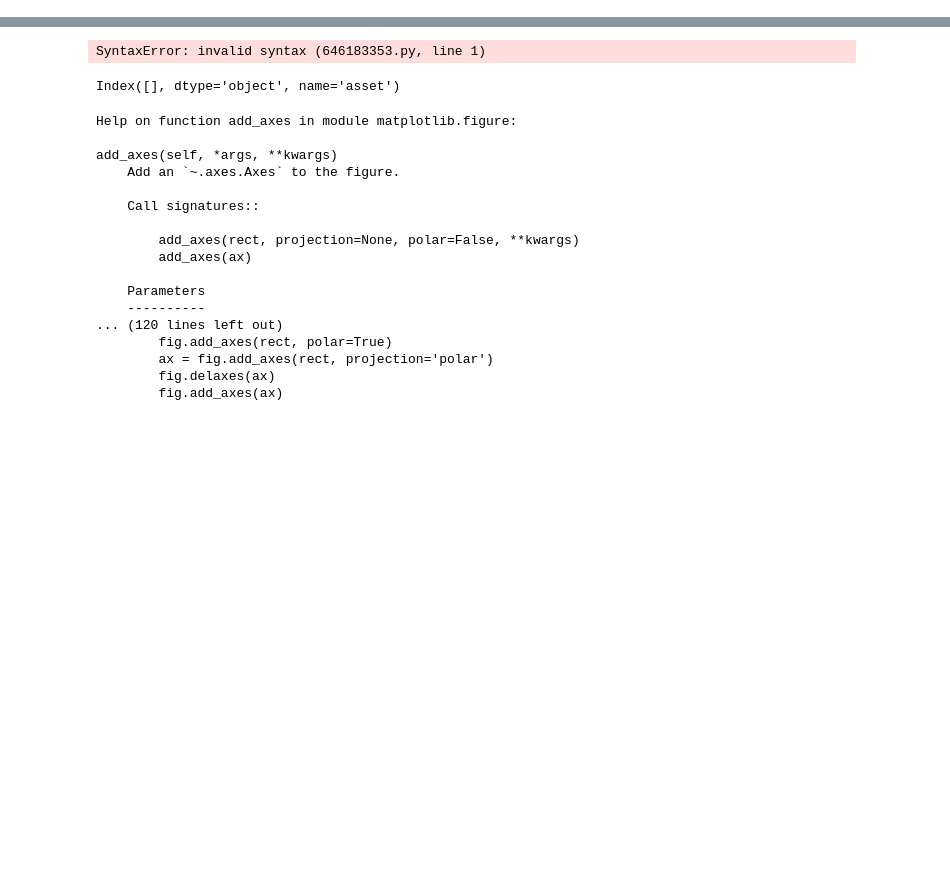
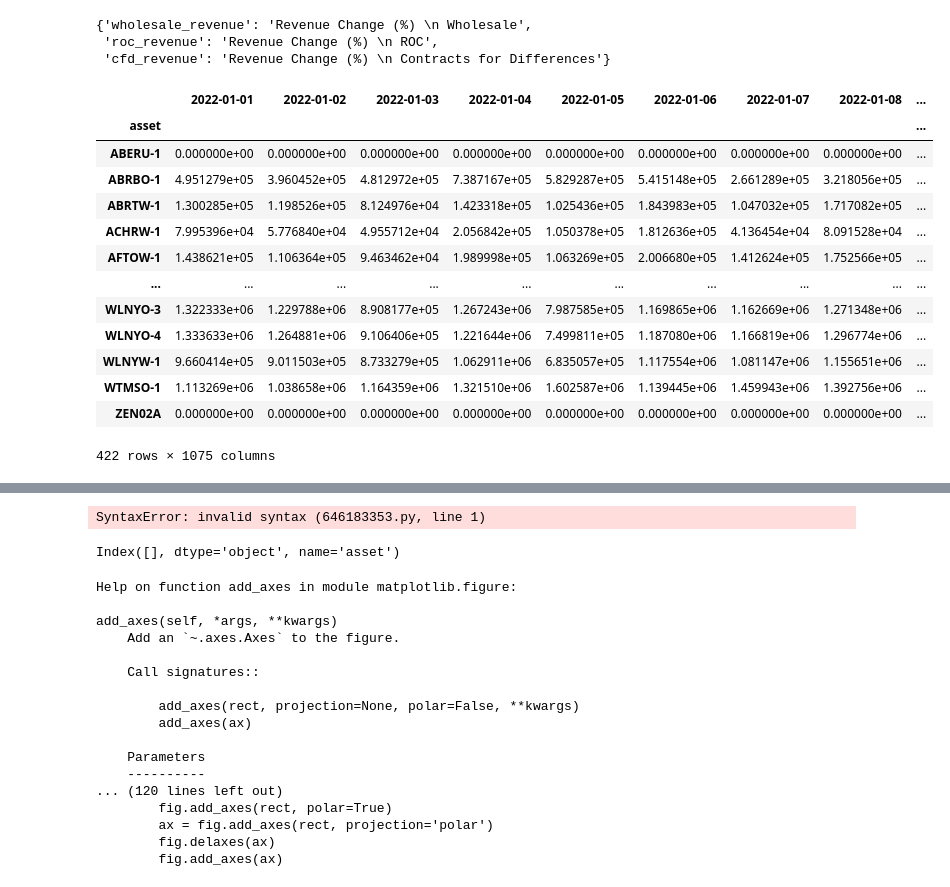
Before and after one commit to LukasFrankenQ/GBPower, a Jupyter notebook: notebooks/unit_revenues.ipynb, the cells around one changed output, grey strips where cells are left out. Saved outputs shown, nothing was run; the diff lists cells and outputs as text; code cells hidden in the pictures; blank space fills up the shorter version.

```diff
--- a/notebooks/unit_revenues.ipynb
+++ b/notebooks/unit_revenues.ipynb
@@ -93,6 +93,29 @@ def plot_carrier_share(series, base_ax, coords):
 
     # new_ax.set_xlabel('(%)')
     # new_ax.set_title('Carrier Share Distribution')
+# %%
+nice_revenue_names
+# %% [output]
+{'wholesale_revenue': 'Revenue Change (%) \n Wholesale',
+ 'roc_revenue': 'Revenue Change (%) \n ROC',
+ 'cfd_revenue': 'Revenue Change (%) \n Contracts for Differences'}
+# %%
+n.groupby(level=0).sum()
+# %% [output]
+|  | 2022-01-01 | 2022-01-02 | 2022-01-03 | 2022-01-04 | 2022-01-05 | 2022-01-06 | 2022-01-07 | 2022-01-08 | ... |
+| asset |  |  |  |  |  |  |  |  | ... |
+| ABERU-1 | 0.000000e+00 | 0.000000e+00 | 0.000000e+00 | 0.000000e+00 | 0.000000e+00 | 0.000000e+00 | 0.000000e+00 | 0.000000e+00 | ... |
+| ABRBO-1 | 4.951279e+05 | 3.960452e+05 | 4.812972e+05 | 7.387167e+05 | 5.829287e+05 | 5.415148e+05 | 2.661289e+05 | 3.218056e+05 | ... |
+| ABRTW-1 | 1.300285e+05 | 1.198526e+05 | 8.124976e+04 | 1.423318e+05 | 1.025436e+05 | 1.843983e+05 | 1.047032e+05 | 1.717082e+05 | ... |
+| ACHRW-1 | 7.995396e+04 | 5.776840e+04 | 4.955712e+04 | 2.056842e+05 | 1.050378e+05 | 1.812636e+05 | 4.136454e+04 | 8.091528e+04 | ... |
+| AFTOW-1 | 1.438621e+05 | 1.106364e+05 | 9.463462e+04 | 1.989998e+05 | 1.063269e+05 | 2.006680e+05 | 1.412624e+05 | 1.752566e+05 | ... |
+| ... | ... | ... | ... | ... | ... | ... | ... | ... | ... |
+| WLNYO-3 | 1.322333e+06 | 1.229788e+06 | 8.908177e+05 | 1.267243e+06 | 7.987585e+05 | 1.169865e+06 | 1.162669e+06 | 1.271348e+06 | ... |
+| WLNYO-4 | 1.333633e+06 | 1.264881e+06 | 9.106406e+05 | 1.221644e+06 | 7.499811e+05 | 1.187080e+06 | 1.166819e+06 | 1.296774e+06 | ... |
+| WLNYW-1 | 9.660414e+05 | 9.011503e+05 | 8.733279e+05 | 1.062911e+06 | 6.835057e+05 | 1.117554e+06 | 1.081147e+06 | 1.155651e+06 | ... |
+| WTMSO-1 | 1.113269e+06 | 1.038658e+06 | 1.164359e+06 | 1.321510e+06 | 1.602587e+06 | 1.139445e+06 | 1.459943e+06 | 1.392756e+06 | ... |
+| ZEN02A | 0.000000e+00 | 0.000000e+00 | 0.000000e+00 | 0.000000e+00 | 0.000000e+00 | 0.000000e+00 | 0.000000e+00 | 0.000000e+00 | ... |
+422 rows × 1075 columns
 # %%
 from matplotlib.lines import Line2D
 
```
Also changed, not shown: parts of 1 cell of this notebook, 5 other files.
